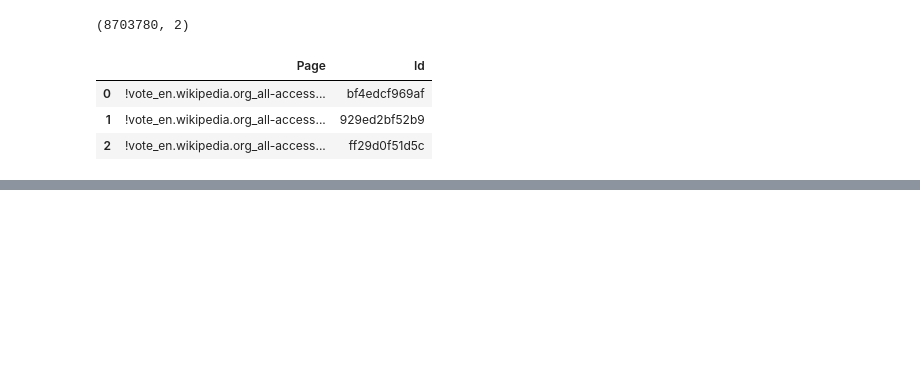
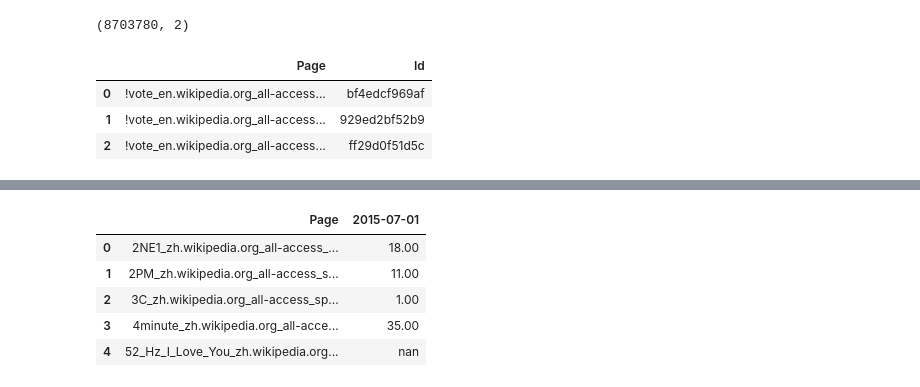
Before and after one commit to juliencohensolal/Wiki, a Jupyter notebook: Wiki.ipynb, the cells around one changed output, grey strips where cells are left out. Saved outputs shown, nothing was run; the diff lists cells and outputs as text; code cells hidden in the pictures; blank space fills up the shorter version.

```diff
--- a/Wiki.ipynb
+++ b/Wiki.ipynb
@@ -241,3 +246,12 @@ gc.collect()
+# %%
+init_train[["Page", "2015-07-01"]].head()
+# %% [output]
+|  | Page | 2015-07-01 |
+| 0 | 2NE1_zh.wikipedia.org_all-access_... | 18.00 |
+| 1 | 2PM_zh.wikipedia.org_all-access_s... | 11.00 |
+| 2 | 3C_zh.wikipedia.org_all-access_sp... | 1.00 |
+| 3 | 4minute_zh.wikipedia.org_all-acce... | 35.00 |
+| 4 | 52_Hz_I_Love_You_zh.wikipedia.org... | nan |
 # %%
 # Generate preds
 results = run_generator(data_configs, trains, vals, init_train, test)
```
Also changed, not shown: parts of 5 cells of this notebook, 1 other file.
